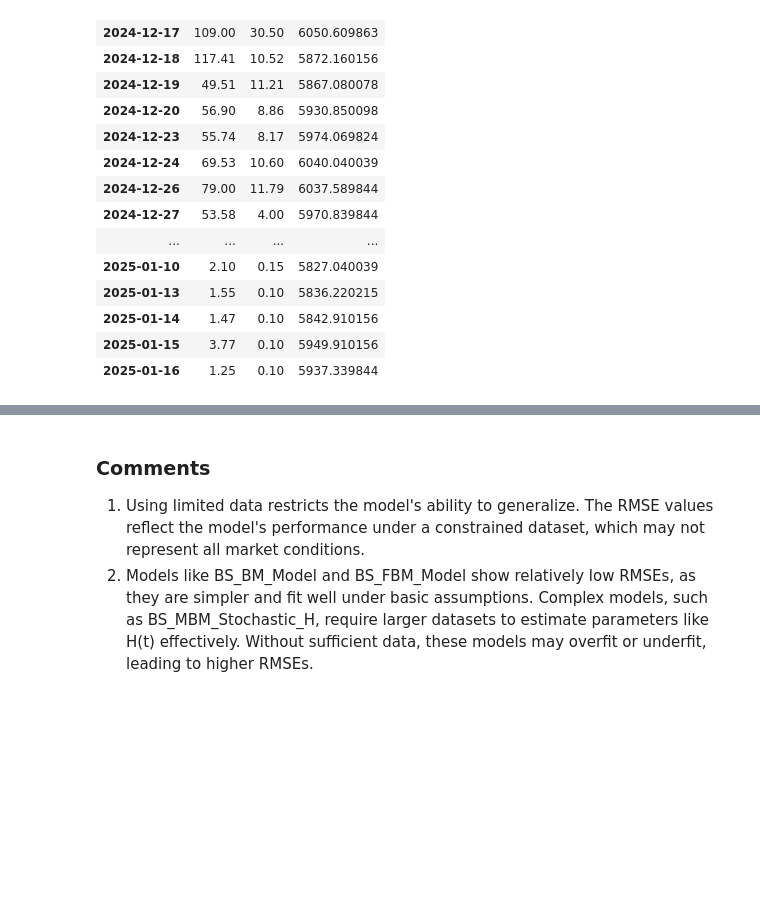
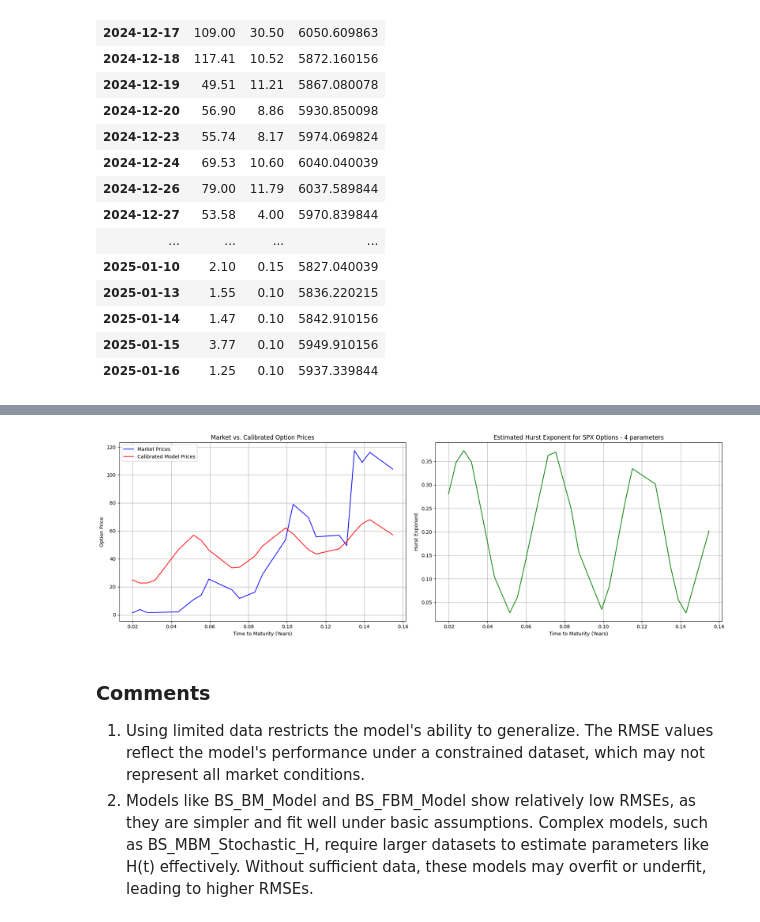
Before and after one commit to santoshlinkha/mscfe-capstone, a Jupyter notebook: Capstone Project.ipynb, the cells around one changed output, grey strips where cells are left out. Saved outputs shown, nothing was run; the diff lists cells and outputs as text; code cells hidden in the pictures; blank space fills up the shorter version.

```diff
--- a/Capstone Project.ipynb
+++ b/Capstone Project.ipynb
@@ -711,3 +779,37 @@ Text(0.5, 1.0, 'Estimated Hurst Exponent for SPX Options')
+# %%
+
+# Calculate option values using the calibrated parameters
+calibrated_params = [A_opt, B_opt, C_opt, D_opt, sigma_opt]
+
+
+# Calculate option values for each time to maturity in T_values
+calculated_option_values = [
+    mBS_call(S0, K, T, r, sigma_opt, calibrated_params[:4]) for T in T_values
+]
+
+
+fig, (ax1, ax2) = plt.subplots(1, 2, figsize=(18, 6))
+
+# Plot market prices and calibrated model prices
+ax1.plot(T_values, market_prices, label="Market Prices", color='blue')
+ax1.plot(T_values, calculated_option_values, label="Calibrated Model Prices", color='red')
+ax1.set_xlabel("Time to Maturity (Years)")
+ax1.set_ylabel("Option Price")
+ax1.set_title("Market vs. Calibrated Option Prices")
+ax1.legend()
+ax1.grid()
+
+# Plot estimated Hurst exponent
+ax2.plot(T_values, [h(T, A_opt, B_opt, C_opt, D_opt) for T in T_values], color='green')
+ax2.set_xlabel("Time to Maturity (Years)")
+ax2.set_ylabel("Hurst Exponent")
+ax2.set_title("Estimated Hurst Exponent for SPX Options - 4 parameters")
+ax2.grid()
+
+plt.tight_layout()
+plt.show()
+# %% [output]
+[figure, added]
 # %% [markdown]
 ### Comments
 
```
Also changed, not shown: parts of 6 cells of this notebook.
